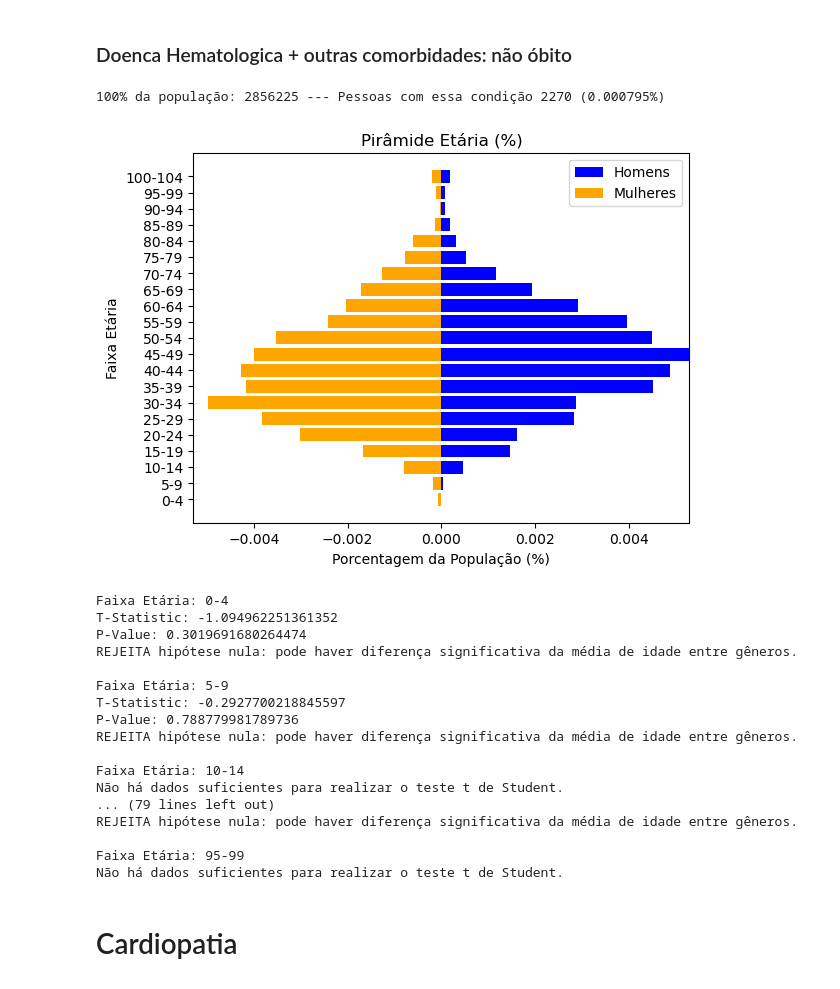
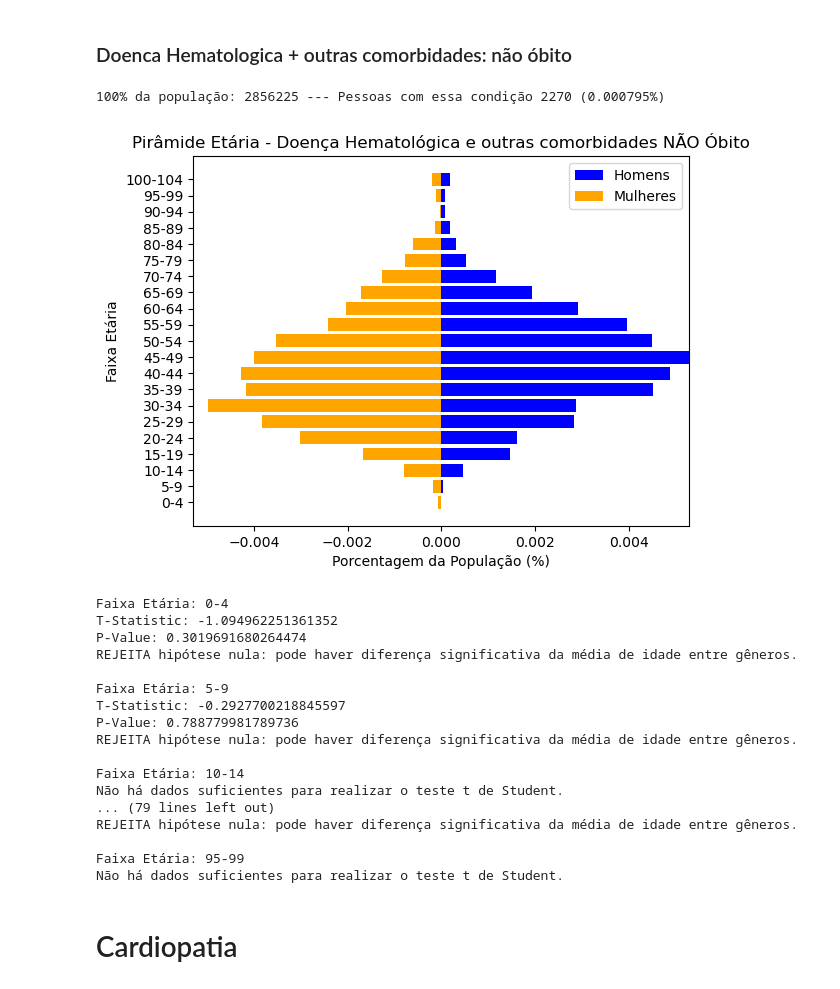
Before and after one commit to andregdmitri/SCC0957-PraticaCienciaDados, a Jupyter notebook: testes_estatisticos.ipynb, the cells around one changed output. Drawn from its saved outputs; the diff is of its cells as text; code cells hidden in the pictures.

Commit message:
Salvando imagens

```diff
--- a/testes_estatisticos.ipynb
+++ b/testes_estatisticos.ipynb
@@ -427,8 +424,7 @@ Como resultado, temos que a **idade têm influência no  váriavel óbito**.
 # %%
-import matplotlib.pyplot as plt
-import numpy as np
+import time
 
-def gera_piramide_etaria(data):
+def gera_piramide_etaria(data, comorbidade):
     # Contagem de idades por faixa etária e gênero de PARTE DOS DADOS
     contagem_idade_homens = (data.loc[data['cs_sexo'] == 'masculino', 'idade'] // 5).value_counts().sort_index(ascending=False)
     contagem_idade_mulheres = (data.loc[data['cs_sexo'] == 'feminino', 'idade'] // 5).value_counts().sort_index(ascending=False)
@@ -459,7 +455,7 @@ def gera_piramide_etaria(data):
     # Ajustes estéticos
     ax.set_xlabel('Porcentagem da População (%)')
     ax.set_ylabel('Faixa Etária')
-    ax.set_title('Pirâmide Etária (%)')
+    ax.set_title(f"Pirâmide Etária - {comorbidade}")
     ax.legend()
     max_value = max(percentagem_idade_homens.max(), percentagem_idade_mulheres.max())
     ax.set_xlim(-max_value, max_value)
@@ -471,4 +467,8 @@ def gera_piramide_etaria(data):
     total_com_condicao = contagem_idade_mulheres.sum() + contagem_idade_homens.sum()
     print(f"100% da população: {total_pop} --- Pessoas com essa condição {total_com_condicao} ({total_com_condicao/total_pop:.6f}%)")
 
+    # Salvando imagem
+    plt.savefig(f'imagens/img_{comorbidade}.png')
+
+    # Mostrando img
     plt.show()
@@ -1056,13 +1029,13 @@ REJEITA hipótese nula: pode haver diferença significativa da média de idade e
 # %%
 condicao_comorbidade = (
     (df['obito'] == False) &
     ((df['doenca_hematologica'] >= 3))
 )
-gera_piramide_etaria(df[condicao_comorbidade])
+gera_piramide_etaria(df[condicao_comorbidade], "Doença Hematológica e outras comorbidades NÃO Óbito")
 compara_genero(df[condicao_comorbidade])
 # %% [output]
 100% da população: 2856225 --- Pessoas com essa condição 2270 (0.000795%)
-[figure, old version]
+[figure, new version]
 Faixa Etária: 0-4
 T-Statistic: -1.094962251361352
 P-Value: 0.3019691680264474
```
Also changed, not shown: parts of 72 cells of this notebook, 56 other files.
